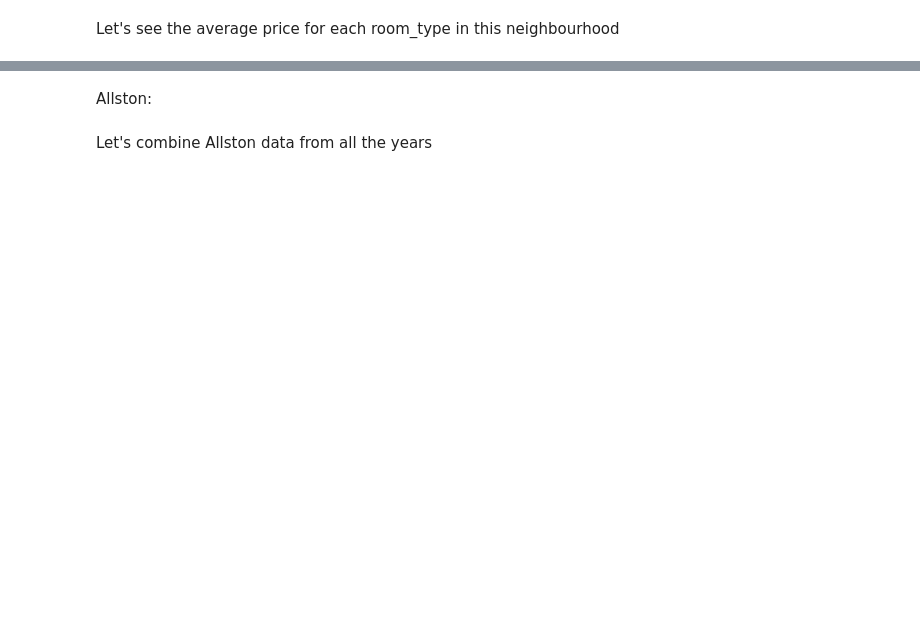
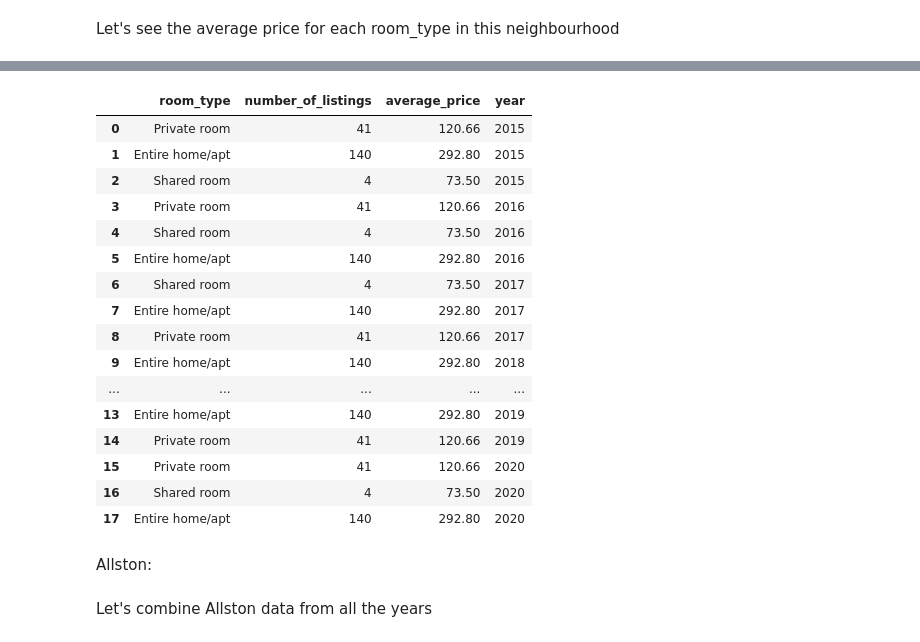
Before and after one commit to aditya-prasad-projects/Airbnb, a Jupyter notebook: Boston_Airbnb_Analysis.ipynb, the cells around one changed output, grey strips where cells are left out. Cells and saved outputs as stored; diff of their text form; code cells hidden in the pictures; blank space fills up the shorter version.

```diff
--- a/Boston_Airbnb_Analysis.ipynb
+++ b/Boston_Airbnb_Analysis.ipynb
@@ -477,3 +424,23 @@ fenway_neighbourhood.where("year == 2017 and room_type == 'Private room'").toPan
+# %%
+neighbourhood
+# %% [output]
+|  | room_type | number_of_listings | average_price | year |
+| 0 | Private room | 41 | 120.66 | 2015 |
+| 1 | Entire home/apt | 140 | 292.80 | 2015 |
+| 2 | Shared room | 4 | 73.50 | 2015 |
+| 3 | Private room | 41 | 120.66 | 2016 |
+| 4 | Shared room | 4 | 73.50 | 2016 |
+| 5 | Entire home/apt | 140 | 292.80 | 2016 |
+| 6 | Shared room | 4 | 73.50 | 2017 |
+| 7 | Entire home/apt | 140 | 292.80 | 2017 |
+| 8 | Private room | 41 | 120.66 | 2017 |
+| 9 | Entire home/apt | 140 | 292.80 | 2018 |
+| ... | ... | ... | ... | ... |
+| 13 | Entire home/apt | 140 | 292.80 | 2019 |
+| 14 | Private room | 41 | 120.66 | 2019 |
+| 15 | Private room | 41 | 120.66 | 2020 |
+| 16 | Shared room | 4 | 73.50 | 2020 |
+| 17 | Entire home/apt | 140 | 292.80 | 2020 |
 # %% [markdown]
 Allston:
 # %% [markdown]
```
Also changed, not shown: parts of 11 cells of this notebook.
